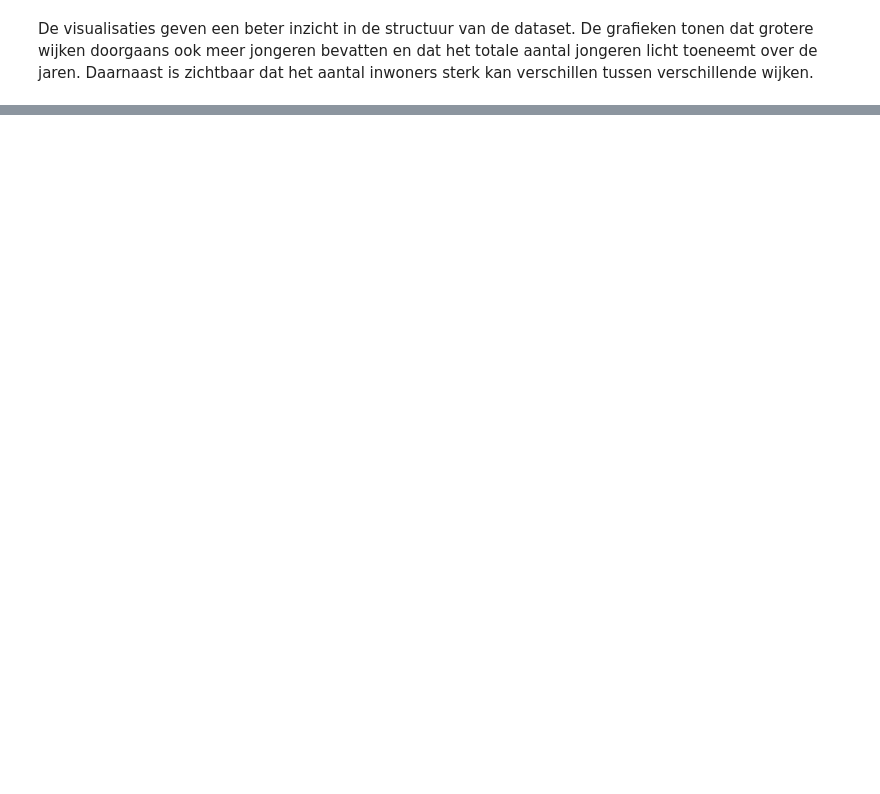
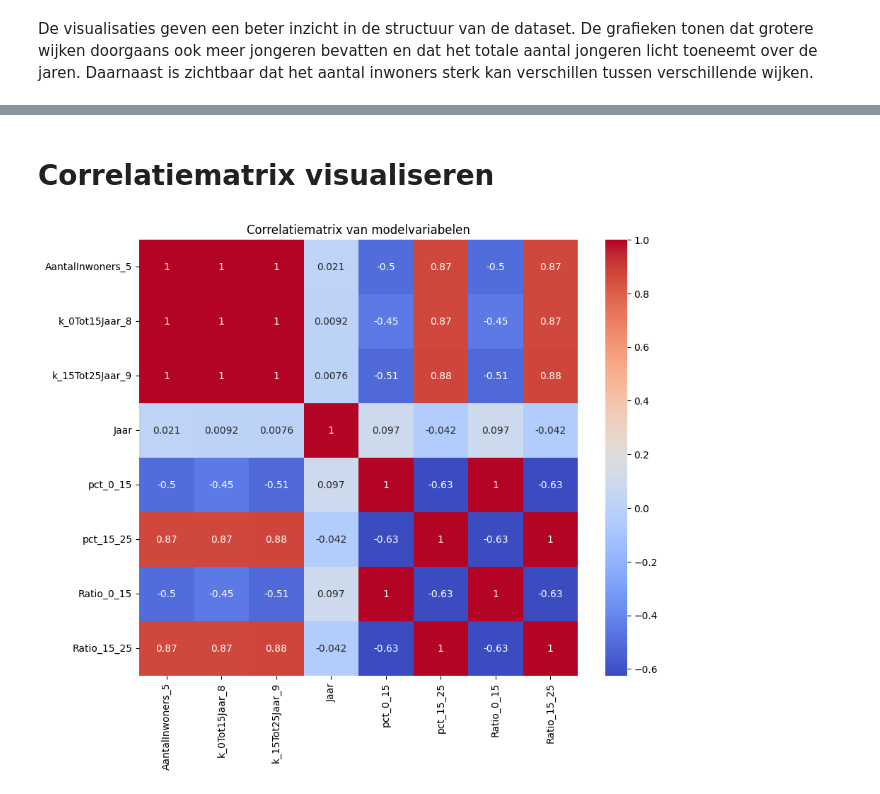
Before and after one commit to Ismael-991/almere-jeugd-voorspelling, a Jupyter notebook: notebooks/individual/Mohammed_notebook.ipynb, the cells around one changed output, grey strips where cells are left out. Saved outputs shown, nothing was run; the diff lists cells and outputs as text; code cells hidden in the pictures; blank space fills up the shorter version.

Commit message:
fase 3 correlatie matrix en analyse toegevoegd

```diff
--- a/notebooks/individual/Mohammed_notebook.ipynb
+++ b/notebooks/individual/Mohammed_notebook.ipynb
@@ -234,0 +240,4 @@ Daarnaast is zichtbaar dat het aantal inwoners sterk kan verschillen tussen vers
+# %%
+df = pd.read_csv("../../data/processed/df_v10_ratio_temp.csv")
+
+df.head()
@@ -234,0 +255,5 @@ Daarnaast is zichtbaar dat het aantal inwoners sterk kan verschillen tussen vers
+# %%
+numeric_df = df.select_dtypes(include=["number"]) #Alleen numerieke variabelen selecteren
+corr_matrix = numeric_df.corr()
+
+corr_matrix
@@ -234,0 +280,13 @@ Daarnaast is zichtbaar dat het aantal inwoners sterk kan verschillen tussen vers
+# %% [markdown]
+# Correlatiematrix visualiseren
+# %%
+import seaborn as sns
+import matplotlib.pyplot as plt
+
+plt.figure(figsize=(10,8))
+sns.heatmap(corr_matrix, annot=True, cmap="coolwarm")
+
+plt.title("Correlatiematrix van modelvariabelen")
+plt.show() #heatmap van correlatiematrix laten zien zodat het eenvoudiger te interpreteren is
+# %% [output]
+[figure, added]
```
Also changed, not shown: parts of 9 cells of this notebook.
